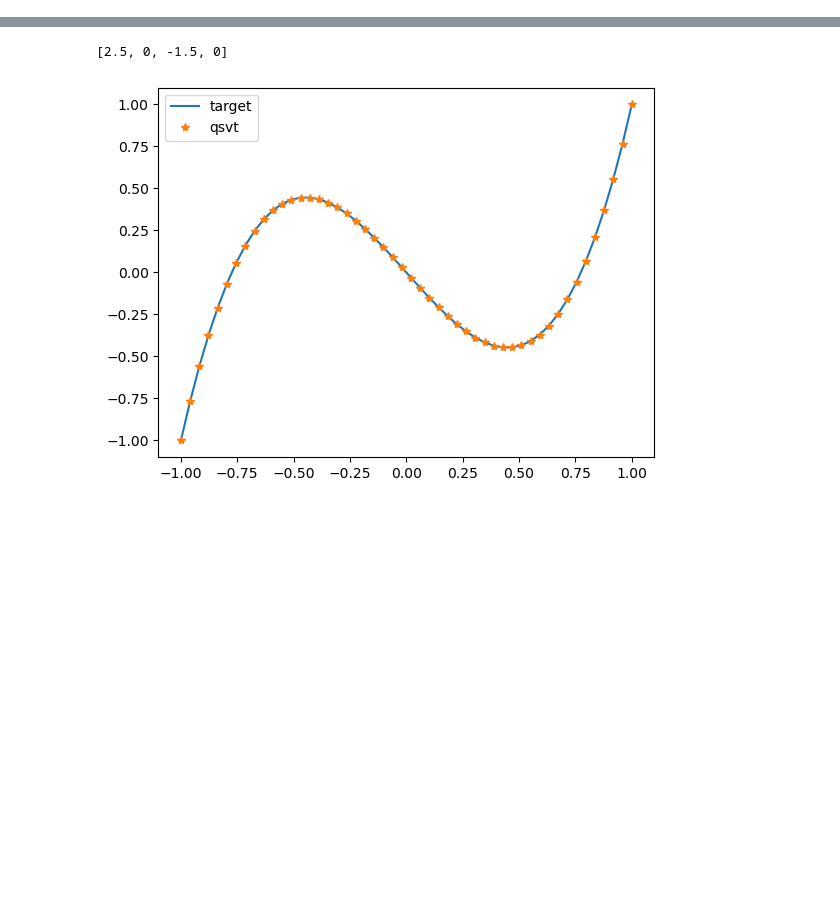
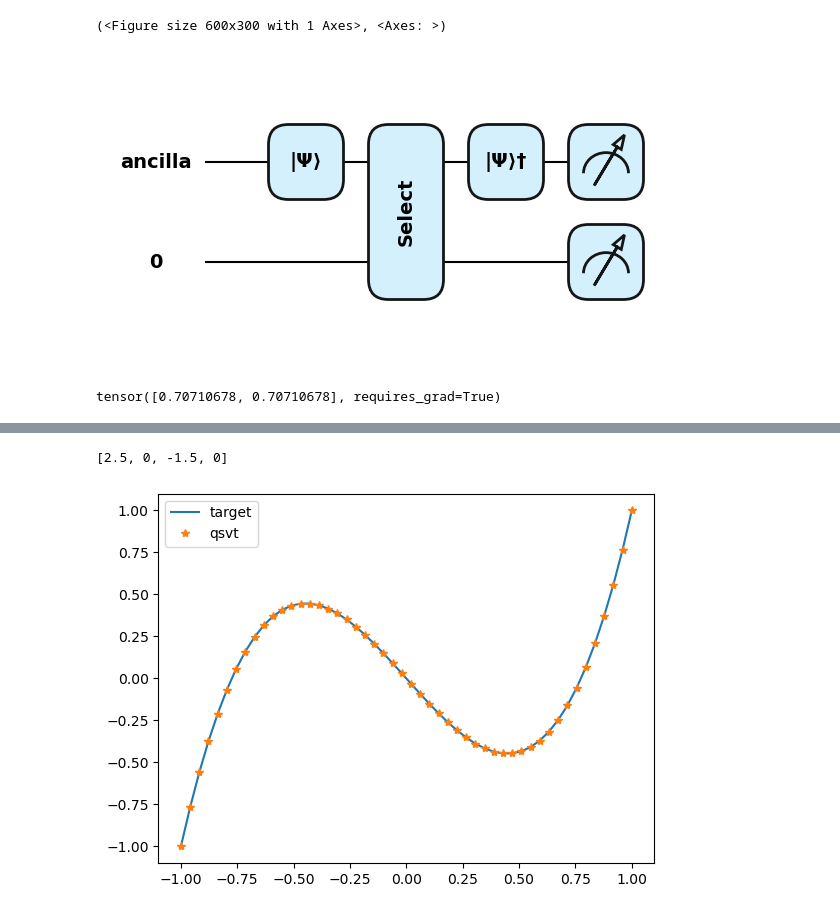
Before and after one commit to schauu/vqe_U, a Jupyter notebook: Qubitization/lcu.ipynb, the cells around one changed output, grey strips where cells are left out. Drawn from its saved outputs; the diff is of its cells as text; code cells hidden in the pictures; blank space fills up the shorter version.

```diff
--- a/Qubitization/lcu.ipynb
+++ b/Qubitization/lcu.ipynb
@@ -63,0 +286,25 @@ Estimated eigenvalue ≈ -1.0
+# %%
+coeffs = np.array([1/2, 1/2])
+alphas = np.sqrt(coeffs) / np.linalg.norm(np.sqrt(coeffs))
+
+proj_unitaries = [qml.Identity(0), qml.PauliZ(0)]
+
+def lcu_circuit():  # block_encode
+    # PREP
+    qml.StatePrep(alphas, wires="ancilla")
+
+    # SEL
+    qml.Select(proj_unitaries, control="ancilla")
+
+    # PREP_dagger
+    qml.adjoint(qml.StatePrep(alphas, wires="ancilla"))
+    return qml.state()
+circuit_diagram = qml.draw_mpl(lcu_circuit, style='pennylane')
+print(circuit_diagram())
+# %% [output]
+(<Figure size 600x300 with 1 Axes>, <Axes: >)
+[figure, added]
+# %%
+alphas
+# %% [output]
+tensor([0.70710678, 0.70710678], requires_grad=True)
```
Also changed, not shown: parts of 29 cells of this notebook, 1 other file.
